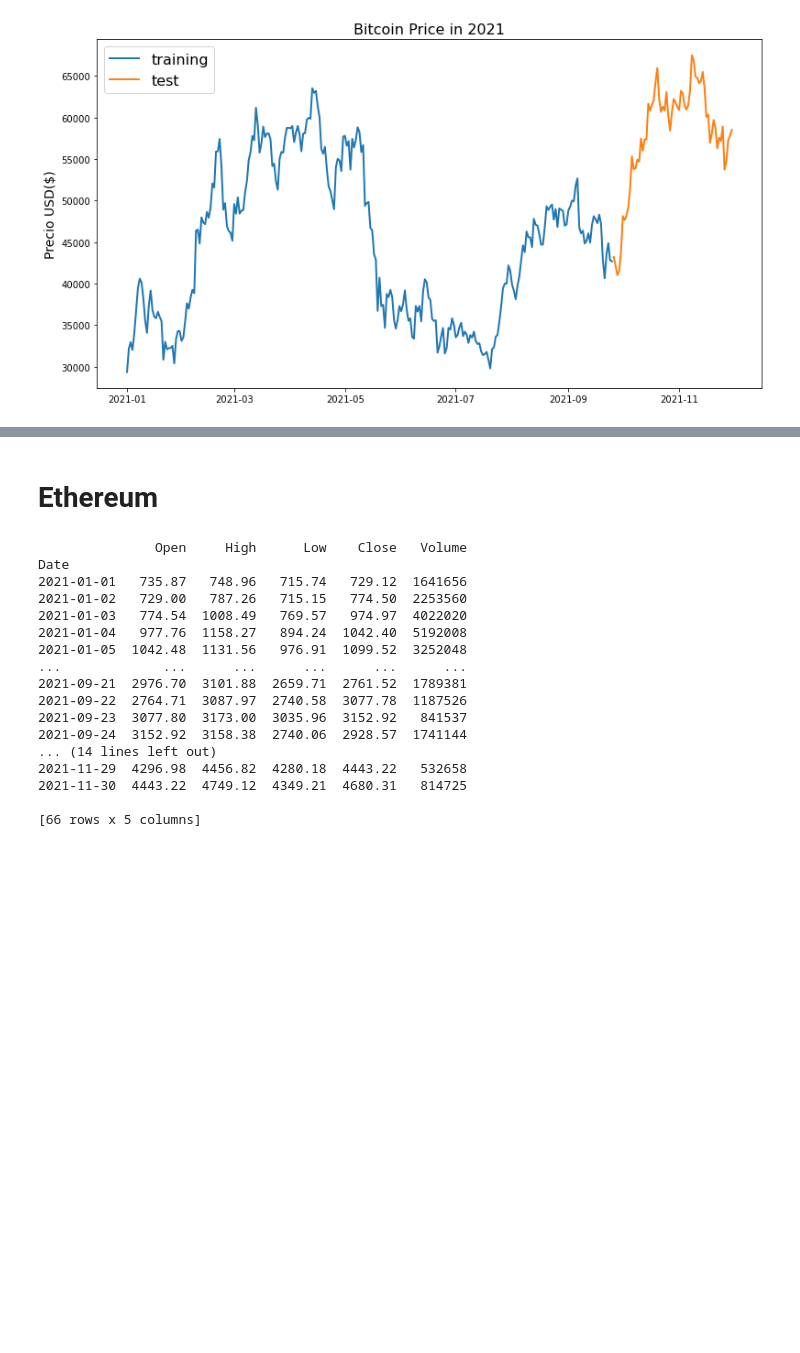
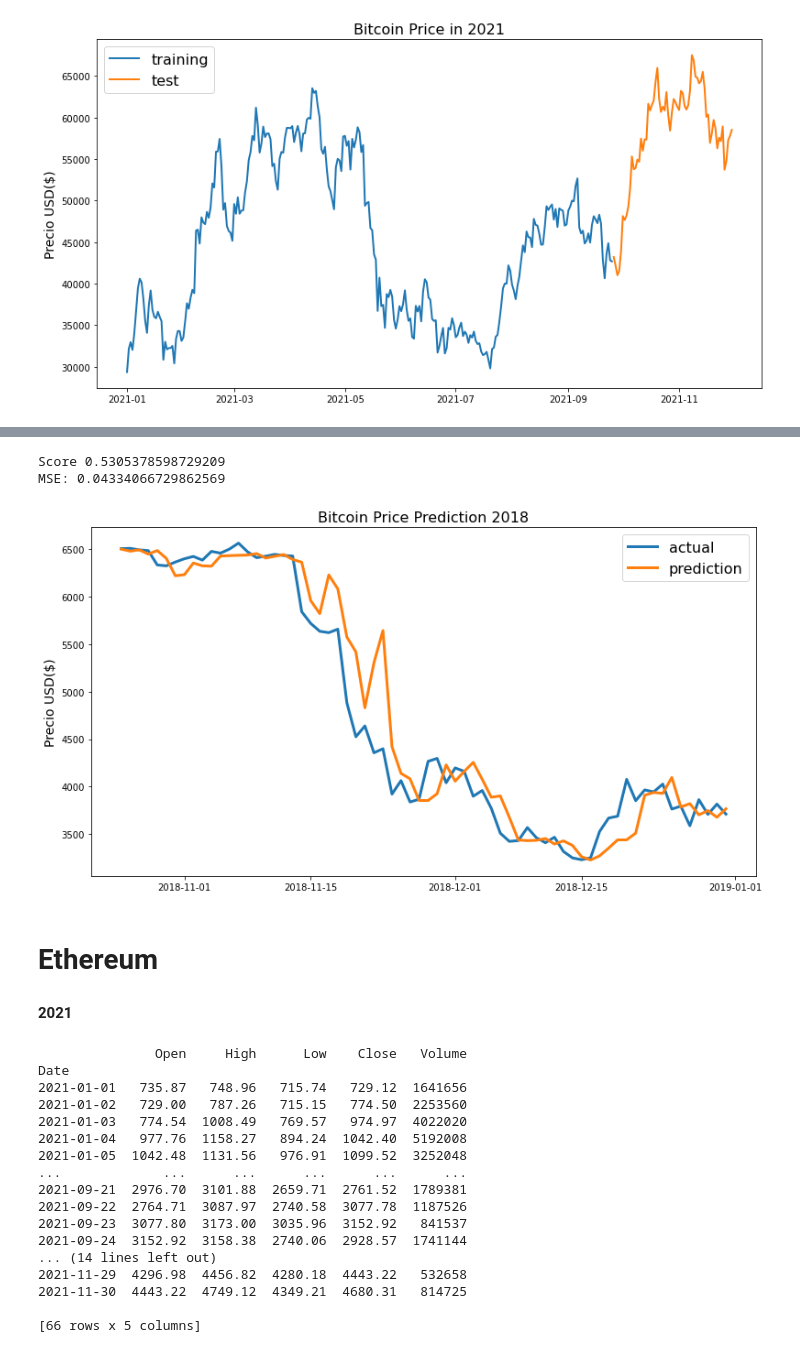
Before and after one commit to cato20/cryptocurrencies-ds, a Jupyter notebook: notebooks/Model_Price_Prediction.ipynb, the cells around one changed output, grey strips where cells are left out. Saved outputs shown, nothing was run; the diff lists cells and outputs as text; code cells hidden in the pictures; blank space fills up the shorter version.

```diff
--- a/notebooks/Model_Price_Prediction.ipynb
+++ b/notebooks/Model_Price_Prediction.ipynb
@@ -225,5 +231,24 @@ Score for Bitcoin -0.07114305357300266
+# %%
+train_bitcoin_2018, test_bitcoin_2018, X_train_bitcoin_2018, X_test_bitcoin_2018, y_train_bitcoin_2018, y_test_bitcoin_2018 = prepare_data(
+    bitcoin_2018, 'Close', window_len=5, zero_base=True, test_size=0.2)
+# %%
+X_train_2D_bitcoin_2018 = reshape_dataset(X_train_bitcoin_2018)
+X_test_2D_bitcoin_2018 = reshape_dataset(X_test_bitcoin_2018)
+# %%
+bitcoin_preds_2018 = SVR_Model(X_train_2D_bitcoin_2018,y_train_bitcoin_2018, X_test_2D_bitcoin_2018, y_test_bitcoin_2018)
+# %% [output]
+Score 0.5305378598729209
+MSE: 0.04334066729862569
+# %%
+targets, bitcoin_preds_2018 = getactualNpredictions(test_bitcoin_2018, bitcoin_preds_2018)
+# %%
+line_plot(targets, bitcoin_preds_2018, 'actual', 'prediction', lw=3,title='Bitcoin Price Prediction 2018')
+# %% [output]
+[figure, added]
 # %% [markdown]
 # Ethereum
+# %% [markdown]
+**2021**
 # %%
 train_ethereum, test_ethereum = train_test_split(top_10_2021[1], test_size=0.2)
 print(train_ethereum)
```
Also changed, not shown: parts of 38 cells of this notebook.
